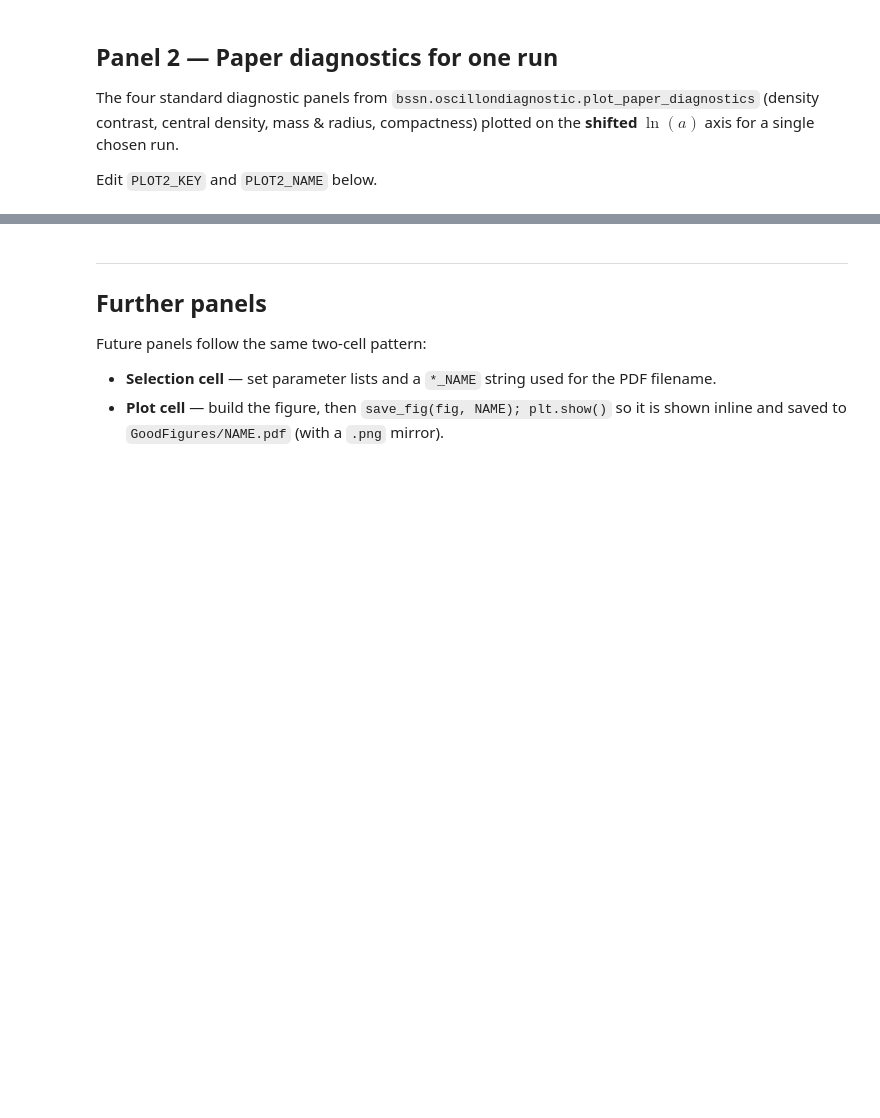
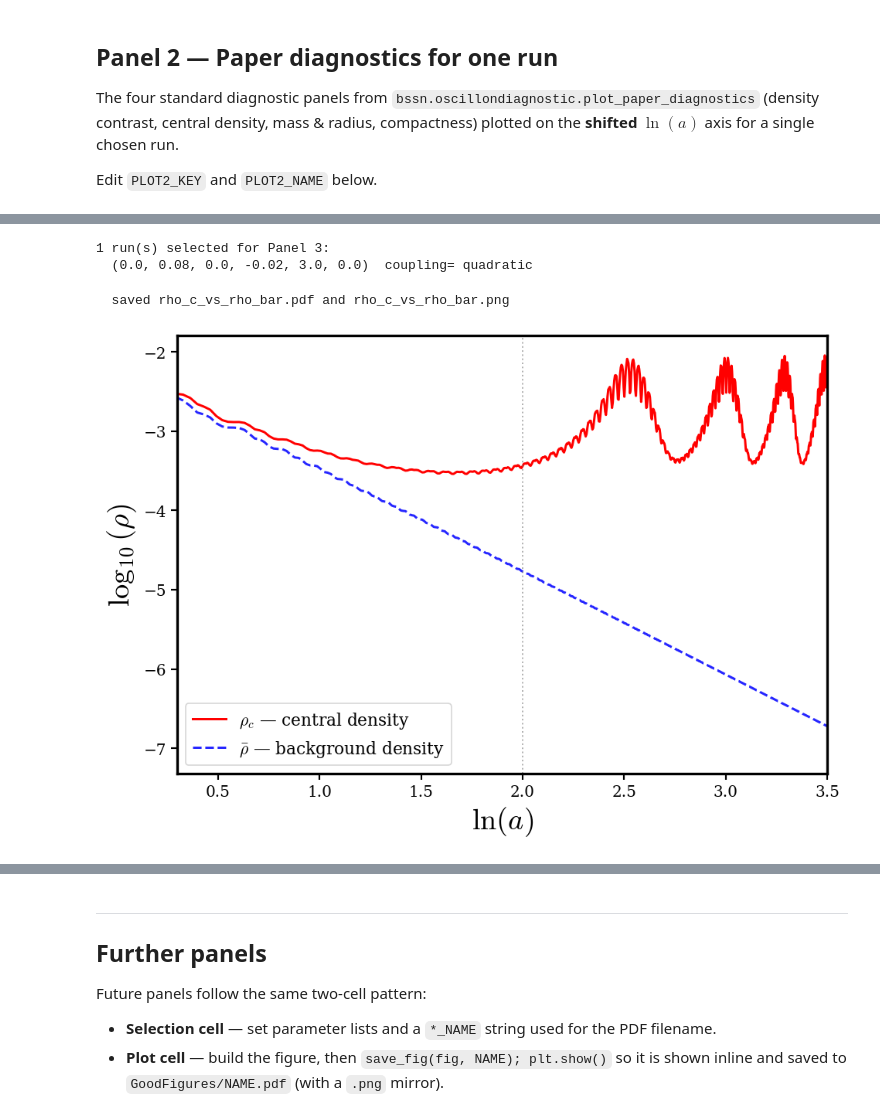
Before and after one commit to GRSerdar/0scillons, a Jupyter notebook: February26Oscillons/Feb26/RunningCode/DATA/FinalPlots.ipynb, the cells around one changed output, grey strips where cells are left out. Saved outputs shown, nothing was run; the diff lists cells and outputs as text; code cells hidden in the pictures; blank space fills up the shorter version.

```diff
--- a/February26Oscillons/Feb26/RunningCode/DATA/FinalPlots.ipynb
+++ b/February26Oscillons/Feb26/RunningCode/DATA/FinalPlots.ipynb
@@ -368,6 +409,7 @@ PLOT1_KEYS = select_runs(
     beta  = [0],
     amp   = [-0.02],
     width = [3.0],
+    g2= [0]
 )
 PLOT1_NAME = "phi_center_evolution"
 
@@ -385,7 +426,7 @@ cmap = plt.cm.tab10
 
 for i, key in enumerate(PLOT1_KEYS):
     data = all_runs[key]
-    lgb, mu, beta, amp, width = key
+    lgb, mu, beta, amp, width, g2 = key
 
     if lgb == 0.0:
         label = rf"GR, $\mu={mu}$"
@@ -458,0 +574,71 @@ plt.show()
+# %%
+### --- Panel 3 selection (edit me) ---
+PLOT3_KEYS = select_runs(
+    lgb   = [0],
+    mu    = [0.08],
+    beta  = [0],
+    amp   = [-0.02],
+    width = [3.0],
+    g2 = [0]
+)
+PLOT3_NAME = "rho_c_vs_rho_bar"
+
+print(f"{len(PLOT3_KEYS)} run(s) selected for Panel 3:")
+for k in PLOT3_KEYS:
+    print(" ", k, " coupling=", all_runs[k]["coupling"])
+# %% [output]
+1 run(s) selected for Panel 3:
+  (0.0, 0.08, 0.0, -0.02, 3.0, 0.0)  coupling= quadratic
+# %%
+fig, ax = plt.subplots(figsize=(8, 5.5), constrained_layout=True)
+cmap = plt.cm.tab10
+single_run = (len(PLOT3_KEYS) == 1)
+
+for i, key in enumerate(PLOT3_KEYS):
+    data = all_runs[key]
+    osc  = data["osc"]
+    lgb, mu, beta, amp, width, g2 = key
+
+    if "rho_bar" not in osc:
+        print(f"  skipping {key}: rho_bar not in diagnostics")
+        continue
+
+    ln_a = data["shifted_ln_a"]
+    rc   = np.asarray(osc["rho_c"])
+    rb   = np.asarray(osc["rho_bar"])
+
+    pos_c = rc > 0
+    pos_b = rb > 0
+
+    if single_run:
+        color_c, color_b = "r", "b"
+        lbl_c = r"$\rho_c$ — central density"
+        lbl_b = r"$\bar{\rho}$ — background density"
+    else:
+        color_c = cmap(i % 10)
+        color_b = color_c
+        beta_s  = "" if (beta is None or beta == 0) else rf",\ \beta={int(beta)}"
+        if lgb == 0.0:
+            run_lbl = rf"GR, $\mu={mu}$"
+        else:
+            run_lbl = rf"$\lambda_{{\rm GB}}={lgb:g},\ \mu={mu}{beta_s}$"
+        lbl_c = rf"$\rho_c$ (central density) ({run_lbl})"
+        lbl_b = rf"$\bar\rho$ (background density) ({run_lbl})"
+
+    ax.plot(ln_a[pos_c], np.log10(rc[pos_c]),
+            color=color_c, lw=1.8, label=lbl_c)
+    ax.plot(ln_a[pos_b], np.log10(rb[pos_b]),
+            color=color_b, lw=1.8, ls="--", alpha=0.85, label=lbl_b)
+
+ax.axvline(ALIGN_LNA, color="grey", ls=":", lw=1.2, alpha=0.6)
+
+ax.set_xlabel(r"$\ln(a)$")
+ax.set_ylabel(r"$\log_{10}(\rho)$")
+ax.set_xlim(0.3,3.5)
+#ax.set_title(r"Central density $\rho_c$ vs background $\bar{\rho}$")
+ax.legend(fontsize=13, loc="best", frameon=True)
+save_fig(fig, PLOT3_NAME)
+plt.show()
+# %% [output]
+  saved rho_c_vs_rho_bar.pdf and rho_c_vs_rho_bar.png
+[figure, added]
```
Also changed, not shown: parts of 14 cells of this notebook, 7 other files.
